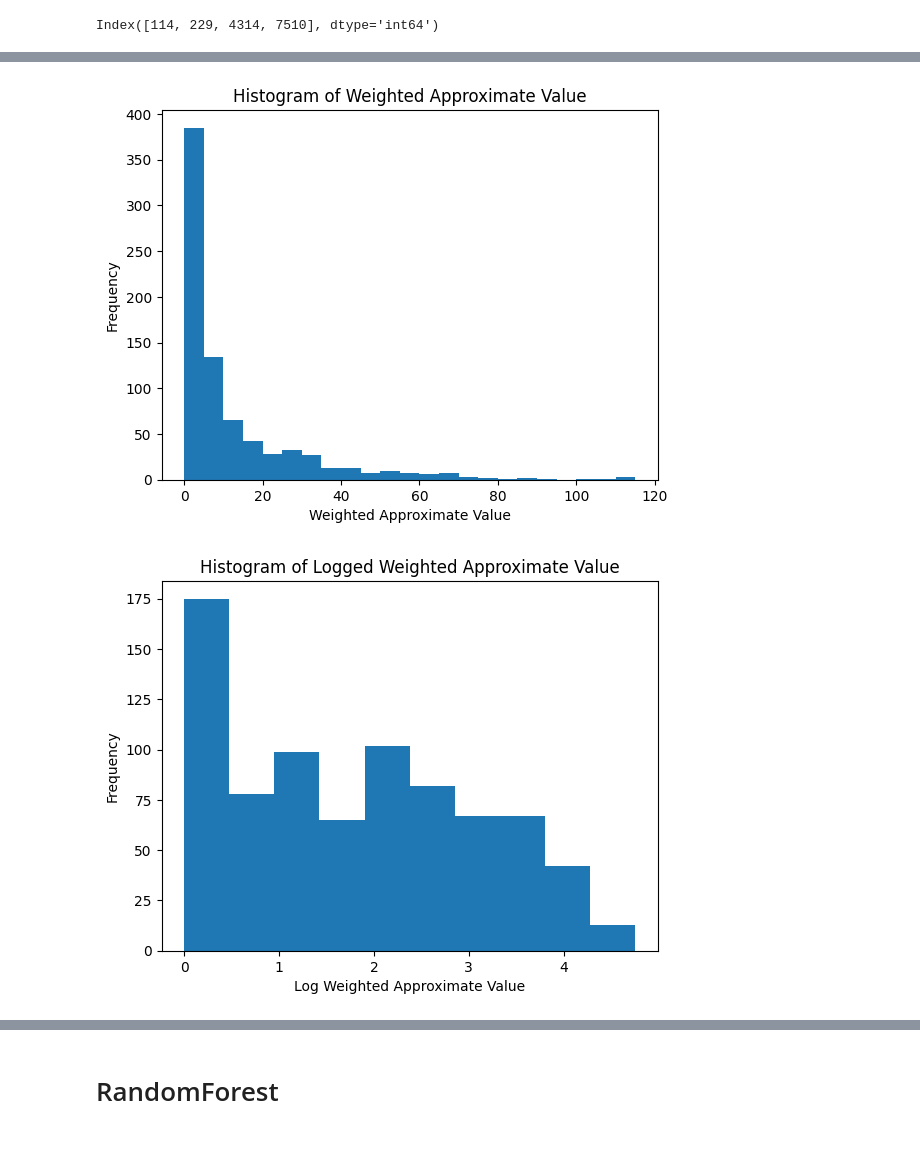
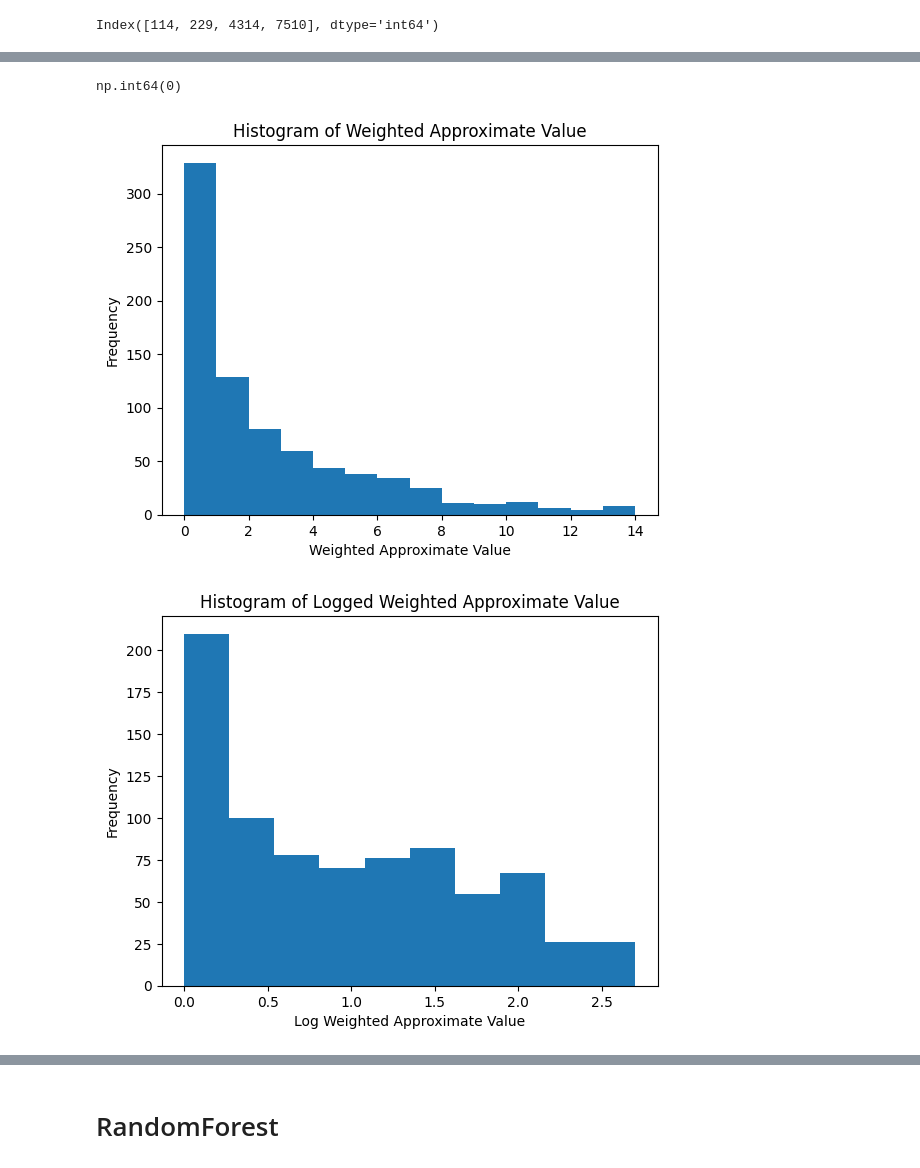
Before and after one commit to SU-IST707-SP26/group-project-big-brains-and-nathan, a Jupyter notebook: data/Initial_Modeling_IST_707_Final_Project.ipynb, the cells around one changed output, grey strips where cells are left out. Cells and saved outputs as stored; diff of their text form; code cells hidden in the pictures.

```diff
--- a/data/Initial_Modeling_IST_707_Final_Project.ipynb
+++ b/data/Initial_Modeling_IST_707_Final_Project.ipynb
@@ -80,15 +84,27 @@ merged.fillna(value={
     'rushing_YPC' : 0
 },
               inplace=True)
+
 merged.dropna(axis = 0, subset = 'overall', inplace=True)
+
 merged['INT_pct'] = merged['passing_INT']/merged['passing_ATT']
+
 merged.fillna(value={'INT_pct' : 0}, inplace=True)
+
+# Taking yearly average of wAV so players drafted earlier don't have higher values
+# since wAV is a cumulative stat
+# (in other words, I'm turning it into a rate stat)
+merged['adjusted_w_av'] = (merged['w_av']/
+ ((merged['last_season'] + 1) - merged['year'])
+)
+
 X = merged[['position_x', 'usage_overall', 'avg_ppa_all', 'total_ppa_all','conference',
             'fumbles_FUM', 'fumbles_LOST', 'passing_ATT', 'passing_COMPLETIONS',
             'passing_PCT', 'INT_pct','passing_TD', 'passing_YDS','passing_YPA', 'receiving_REC',
             'receiving_TD', 'receiving_YDS', 'receiving_YPR', 'rushing_ATT', 'rushing_TD',
             'rushing_YDS', 'rushing_YPC', 'age', 'height', 'weight']]
-y = merged['w_av'].fillna(value=0)
+
+y = merged['adjusted_w_av'].fillna(value=0)
 
 
 X
@@ -153,17 +169,22 @@ y_nona
 790 rows × 1 columns
 dtype: float64
+# %%
+# checking for NA valuesi n y_nona
+y_nona.isna().sum()
+# %% [output]
+np.int64(0)
 # %%
-bin_width = 5
+bin_width = 1
 
 bins = np.arange(min(y_nona), max(y_nona) + bin_width, bin_width)
 
 plt.hist(y_nona, bins = bins)
 plt.ylabel('Frequency')
 plt.xlabel('Weighted Approximate Value')
 plt.title('Histogram of Weighted Approximate Value')
 plt.show()
 # %% [output]
-[figure, old version]
+[figure, new version]
 # %%
 y_log = y_nona.copy()
 y_log = np.log(y_log + 1)
@@ -174,7 +195,7 @@ plt.xlabel('Log Weighted Approximate Value')
 plt.title('Histogram of Logged Weighted Approximate Value')
 plt.show()
 # %% [output]
-[figure, old version]
+[figure, new version]
 # %%
 from sklearn.preprocessing import StandardScaler, OneHotEncoder
 from sklearn.compose import ColumnTransformer
```
Also changed, not shown: parts of 12 cells of this notebook.
